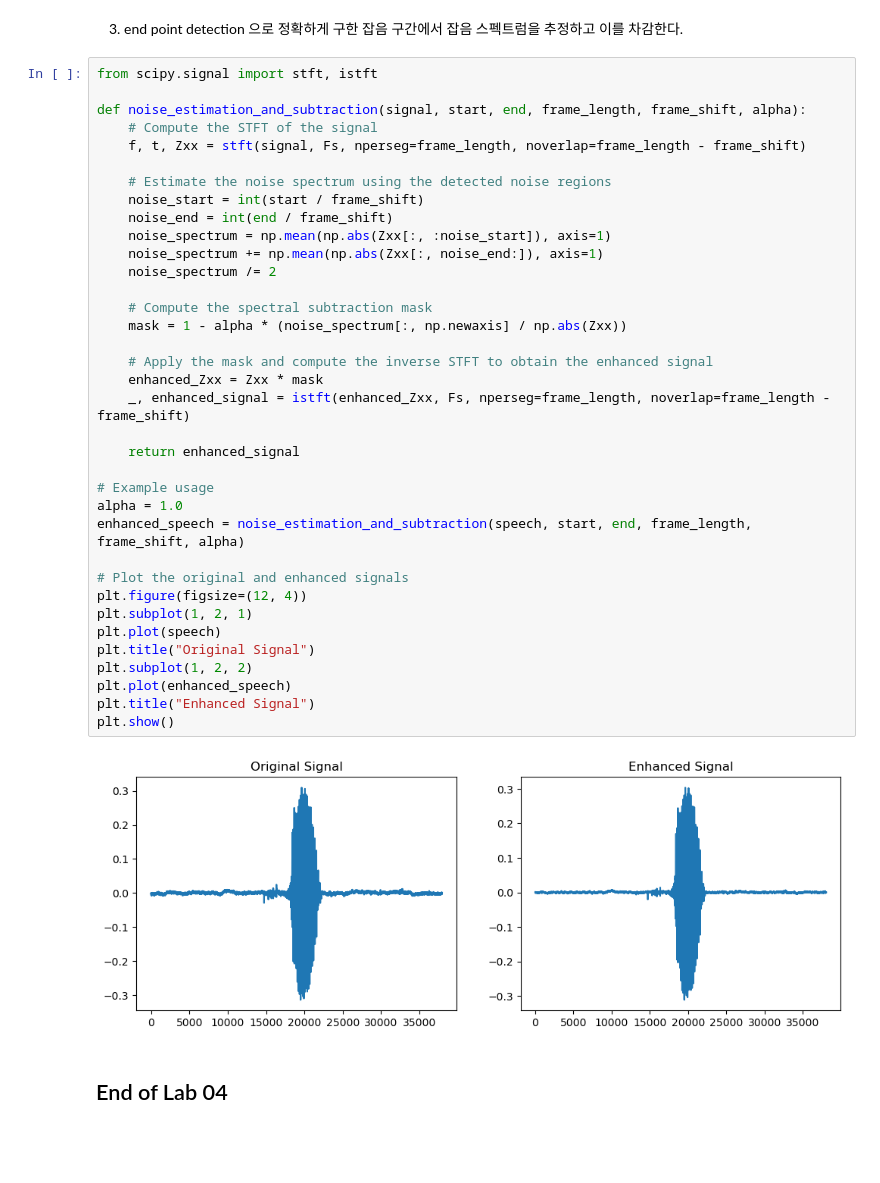
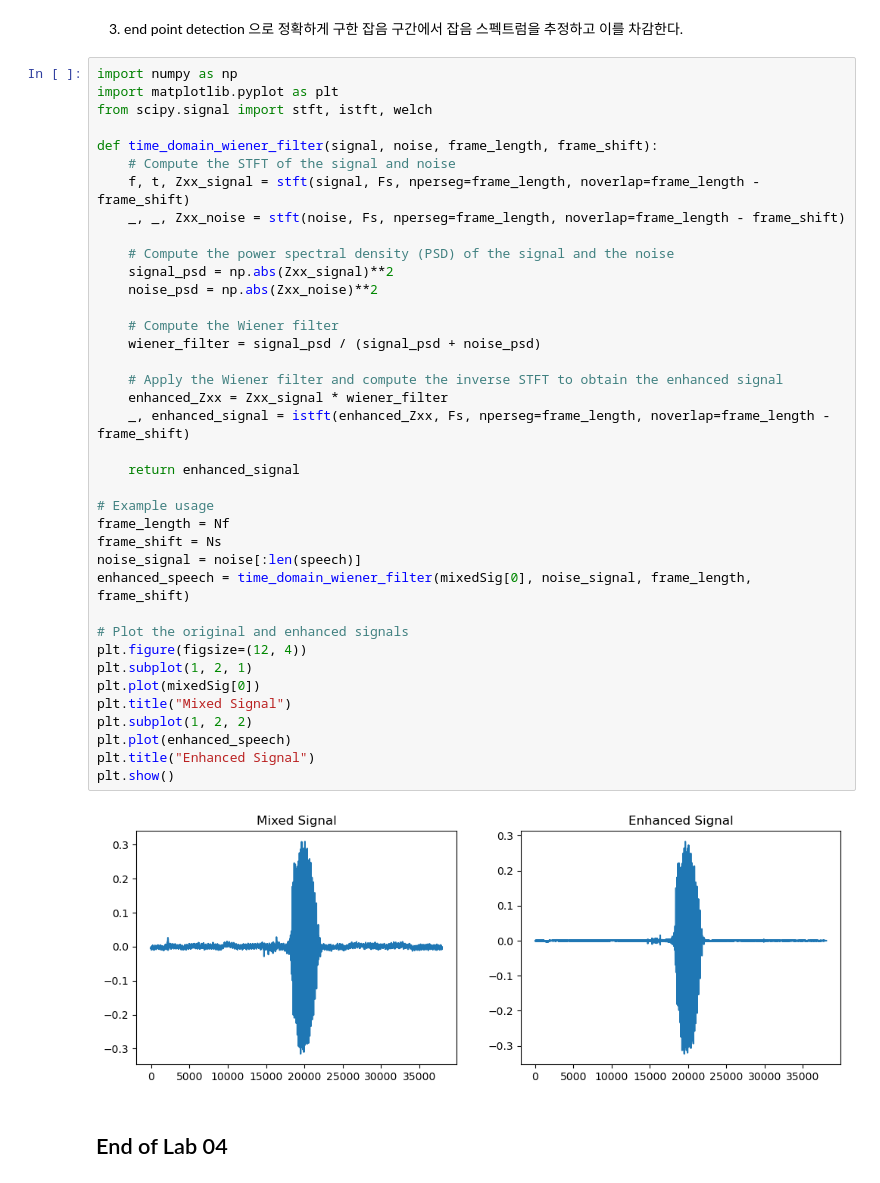
Before and after one commit to Do-sensei/ssp2023, a Jupyter notebook: lab04/lab04_ns_epd_do.ipynb, the cells around one changed output. Saved outputs shown, nothing was run; the diff lists cells and outputs as text; blank space fills up the shorter version.

```diff
--- a/lab04/lab04_ns_epd_do.ipynb
+++ b/lab04/lab04_ns_epd_do.ipynb
@@ -413,42 +413,44 @@ Start: 18240, End: 21600
 # %% [markdown]
 3. end point detection 으로 정확하게 구한 잡음 구간에서 잡음 스펙트럼을 추정하고 이를 차감한다.
 # %%
-from scipy.signal import stft, istft
+import numpy as np
+import matplotlib.pyplot as plt
+from scipy.signal import stft, istft, welch
 
-def noise_estimation_and_subtraction(signal, start, end, frame_length, frame_shift, alpha):
-    # Compute the STFT of the signal
-    f, t, Zxx = stft(signal, Fs, nperseg=frame_length, noverlap=frame_length - frame_shift)
+def time_domain_wiener_filter(signal, noise, frame_length, frame_shift):
+    # Compute the STFT of the signal and noise
+    f, t, Zxx_signal = stft(signal, Fs, nperseg=frame_length, noverlap=frame_length - frame_shift)
+    _, _, Zxx_noise = stft(noise, Fs, nperseg=frame_length, noverlap=frame_length - frame_shift)
 
-    # Estimate the noise spectrum using the detected noise regions
-    noise_start = int(start / frame_shift)
-    noise_end = int(end / frame_shift)
-    noise_spectrum = np.mean(np.abs(Zxx[:, :noise_start]), axis=1)
-    noise_spectrum += np.mean(np.abs(Zxx[:, noise_end:]), axis=1)
-    noise_spectrum /= 2
+    # Compute the power spectral density (PSD) of the signal and the noise
+    signal_psd = np.abs(Zxx_signal)**2
+    noise_psd = np.abs(Zxx_noise)**2
 
-    # Compute the spectral subtraction mask
-    mask = 1 - alpha * (noise_spectrum[:, np.newaxis] / np.abs(Zxx))
+    # Compute the Wiener filter
+    wiener_filter = signal_psd / (signal_psd + noise_psd)
 
-    # Apply the mask and compute the inverse STFT to obtain the enhanced signal
-    enhanced_Zxx = Zxx * mask
+    # Apply the Wiener filter and compute the inverse STFT to obtain the enhanced signal
+    enhanced_Zxx = Zxx_signal * wiener_filter
     _, enhanced_signal = istft(enhanced_Zxx, Fs, nperseg=frame_length, noverlap=frame_length - frame_shift)
 
     return enhanced_signal
 
 # Example usage
-alpha = 1.0
-enhanced_speech = noise_estimation_and_subtraction(speech, start, end, frame_length, frame_shift, alpha)
+frame_length = Nf
+frame_shift = Ns
+noise_signal = noise[:len(speech)]
+enhanced_speech = time_domain_wiener_filter(mixedSig[0], noise_signal, frame_length, frame_shift)
 
 # Plot the original and enhanced signals
 plt.figure(figsize=(12, 4))
 plt.subplot(1, 2, 1)
-plt.plot(speech)
-plt.title("Original Signal")
+plt.plot(mixedSig[0])
+plt.title("Mixed Signal")
 plt.subplot(1, 2, 2)
 plt.plot(enhanced_speech)
 plt.title("Enhanced Signal")
 plt.show()
 # %% [output]
-[figure, old version]
+[figure, new version]
 # %% [markdown]
 ## End of Lab 04
```
Also changed, not shown: parts of 1 cell of this notebook.
